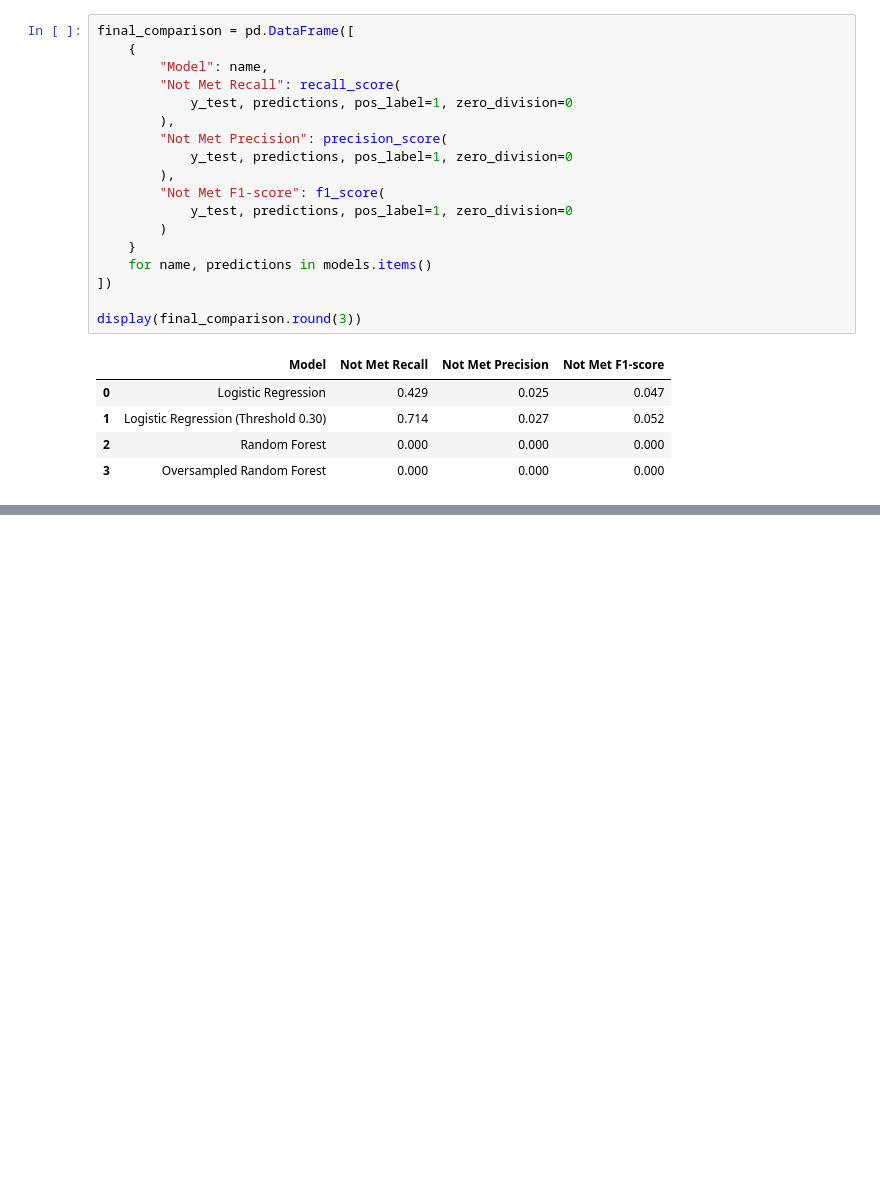
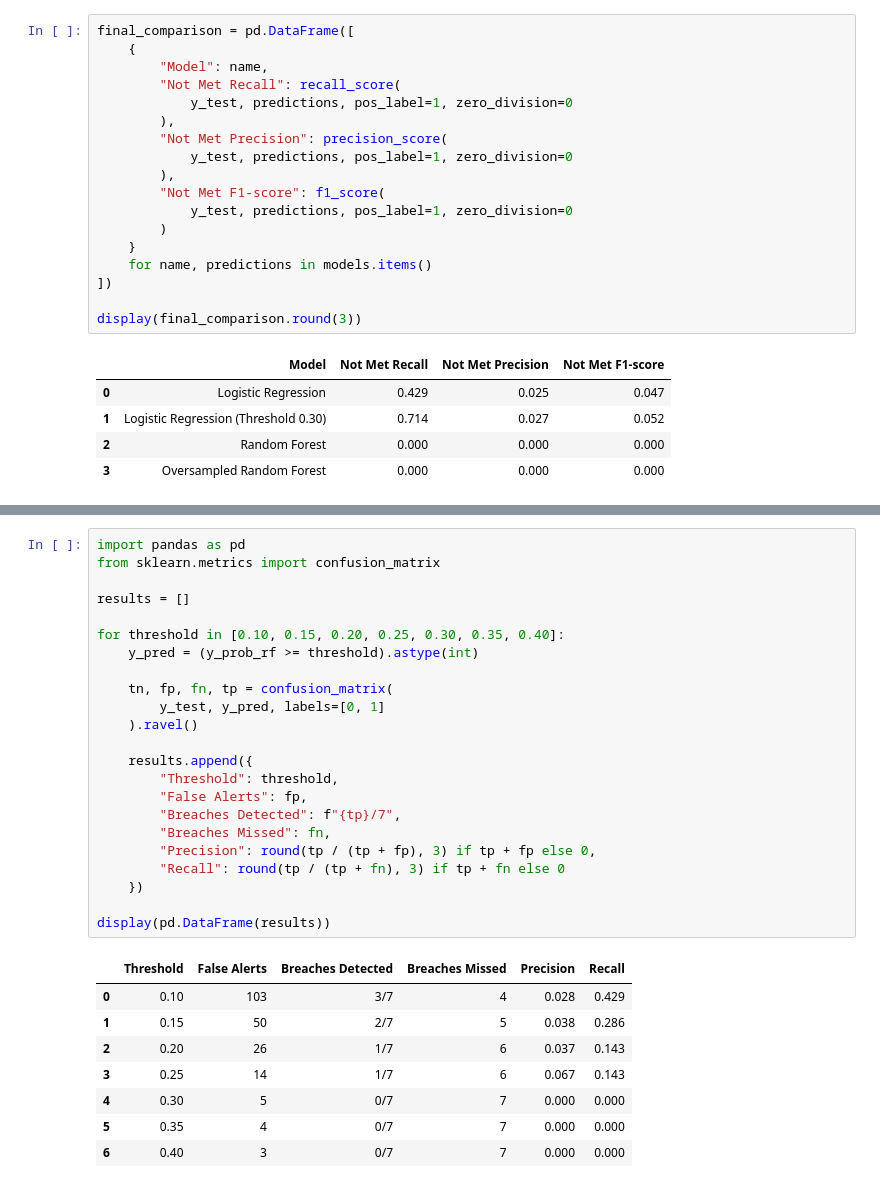
Before and after one commit to Janani334/ITHelpDesk_SLA-Breach_Prediction, a Jupyter notebook: Machine_Learning/Tickets_and_SLA_Prediction.ipynb, the cells around one changed output, grey strips where cells are left out. Cells and saved outputs as stored; diff of their text form; blank space fills up the shorter version.

```diff
--- a/Machine_Learning/Tickets_and_SLA_Prediction.ipynb
+++ b/Machine_Learning/Tickets_and_SLA_Prediction.ipynb
@@ -917,0 +1587,32 @@ display(final_comparison.round(3))
+# %%
+import pandas as pd
+from sklearn.metrics import confusion_matrix
+
+results = []
+
+for threshold in [0.10, 0.15, 0.20, 0.25, 0.30, 0.35, 0.40]:
+    y_pred = (y_prob_rf >= threshold).astype(int)
+
+    tn, fp, fn, tp = confusion_matrix(
+        y_test, y_pred, labels=[0, 1]
+    ).ravel()
+
+    results.append({
+        "Threshold": threshold,
+        "False Alerts": fp,
+        "Breaches Detected": f"{tp}/7",
+        "Breaches Missed": fn,
+        "Precision": round(tp / (tp + fp), 3) if tp + fp else 0,
+        "Recall": round(tp / (tp + fn), 3) if tp + fn else 0
+    })
+
+display(pd.DataFrame(results))
+# %% [output]
+|  | Threshold | False Alerts | Breaches Detected | Breaches Missed | Precision | Recall |
+| 0 | 0.10 | 103 | 3/7 | 4 | 0.028 | 0.429 |
+| 1 | 0.15 | 50 | 2/7 | 5 | 0.038 | 0.286 |
+| 2 | 0.20 | 26 | 1/7 | 6 | 0.037 | 0.143 |
+| 3 | 0.25 | 14 | 1/7 | 6 | 0.067 | 0.143 |
+| 4 | 0.30 | 5 | 0/7 | 7 | 0.000 | 0.000 |
+| 5 | 0.35 | 4 | 0/7 | 7 | 0.000 | 0.000 |
+| 6 | 0.40 | 3 | 0/7 | 7 | 0.000 | 0.000 |
```
Also changed, not shown: parts of 30 cells of this notebook, 8 other files.
